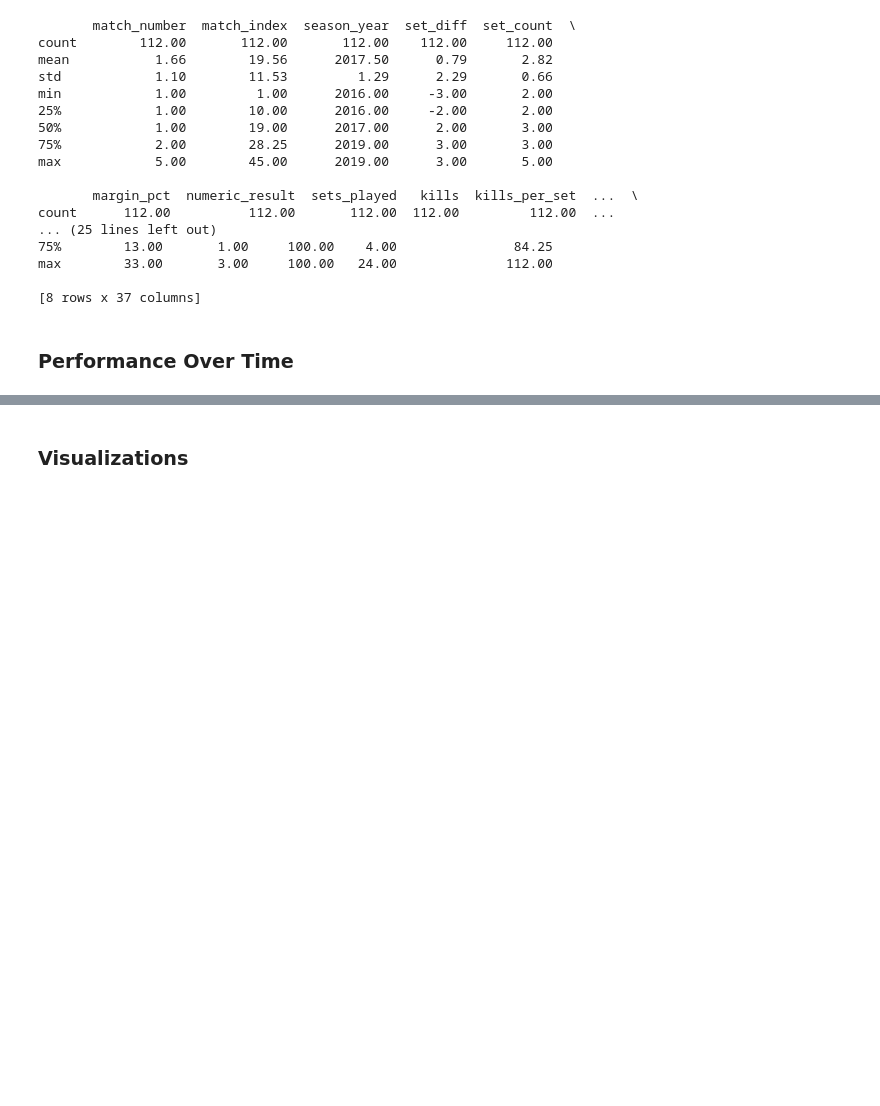
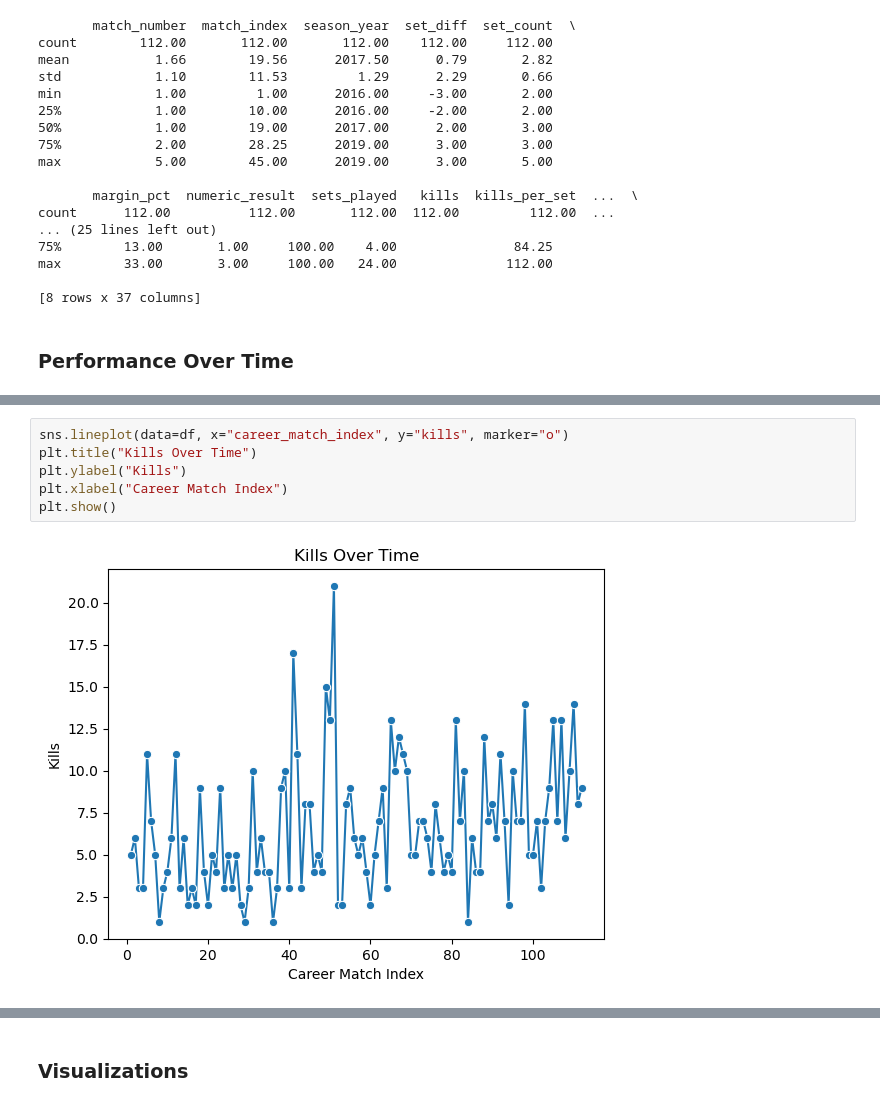
Before and after one commit to drblitx/jr-yr-stats, a Jupyter notebook: notebooks/eda.ipynb, the cells around one changed output, grey strips where cells are left out. Cells and saved outputs as stored; diff of their text form; blank space fills up the shorter version.

```diff
--- a/notebooks/eda.ipynb
+++ b/notebooks/eda.ipynb
@@ -71,0 +124,8 @@ max        33.00       3.00     100.00   24.00              112.00
+# %%
+sns.lineplot(data=df, x="career_match_index", y="kills", marker="o")
+plt.title("Kills Over Time")
+plt.ylabel("Kills")
+plt.xlabel("Career Match Index")
+plt.show()
+# %% [output]
+[figure, added]
```
Also changed, not shown: parts of 9 cells of this notebook.
